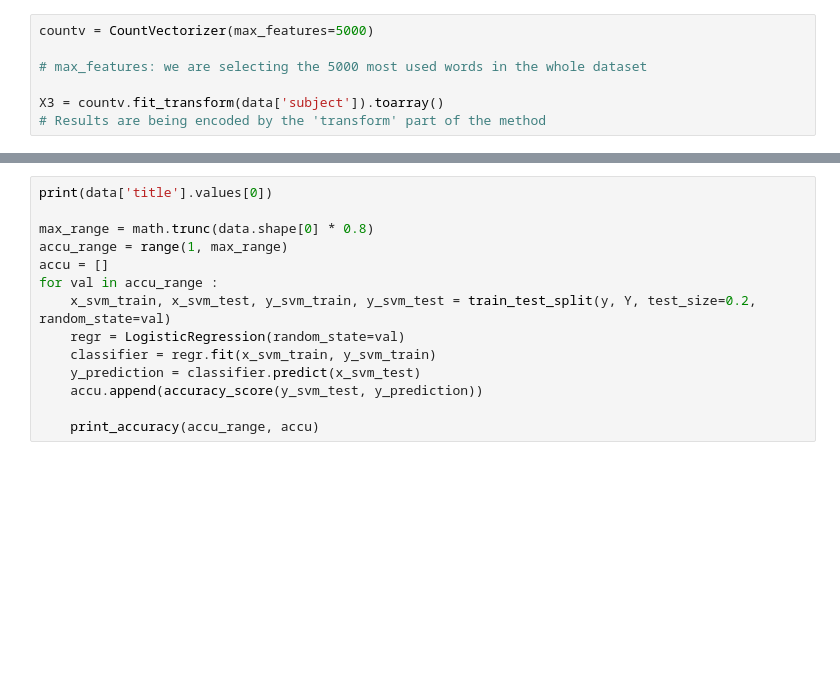
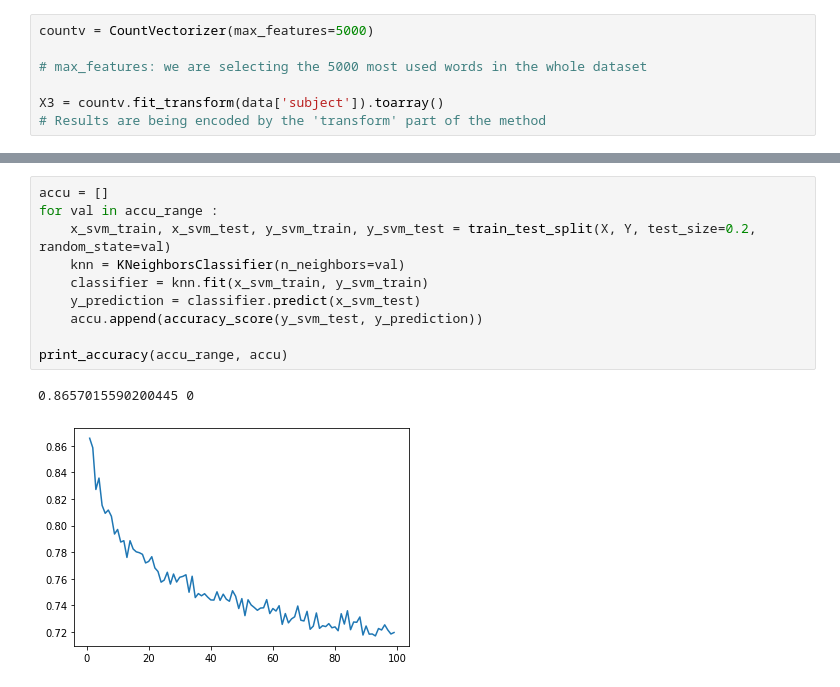
Before and after one commit to iShoFen/FakeNewsAI, a Jupyter notebook: Work/Study.ipynb, the cells around one changed output, grey strips where cells are left out. Drawn from its saved outputs; the diff is of its cells as text; blank space fills up the shorter version.

```diff
--- a/Work/Study.ipynb
+++ b/Work/Study.ipynb
@@ -266,14 +275,13 @@ TypeError: concatenate() got multiple values for argument 'axis'
 # %%
-print(data['title'].values[0])
-
-max_range = math.trunc(data.shape[0] * 0.8)
-accu_range = range(1, max_range)
 accu = []
 for val in accu_range :
-    x_svm_train, x_svm_test, y_svm_train, y_svm_test = train_test_split(y, Y, test_size=0.2, random_state=val)
-    regr = LogisticRegression(random_state=val)
-    classifier = regr.fit(x_svm_train, y_svm_train)
+    x_svm_train, x_svm_test, y_svm_train, y_svm_test = train_test_split(X, Y, test_size=0.2, random_state=val)
+    knn = KNeighborsClassifier(n_neighbors=val)
+    classifier = knn.fit(x_svm_train, y_svm_train)
     y_prediction = classifier.predict(x_svm_test)
     accu.append(accuracy_score(y_svm_test, y_prediction))
 
-    print_accuracy(accu_range, accu)
+print_accuracy(accu_range, accu)
+# %% [output]
+0.8657015590200445 0
+[figure, added]
```
Also changed, not shown: parts of 2 cells of this notebook.
